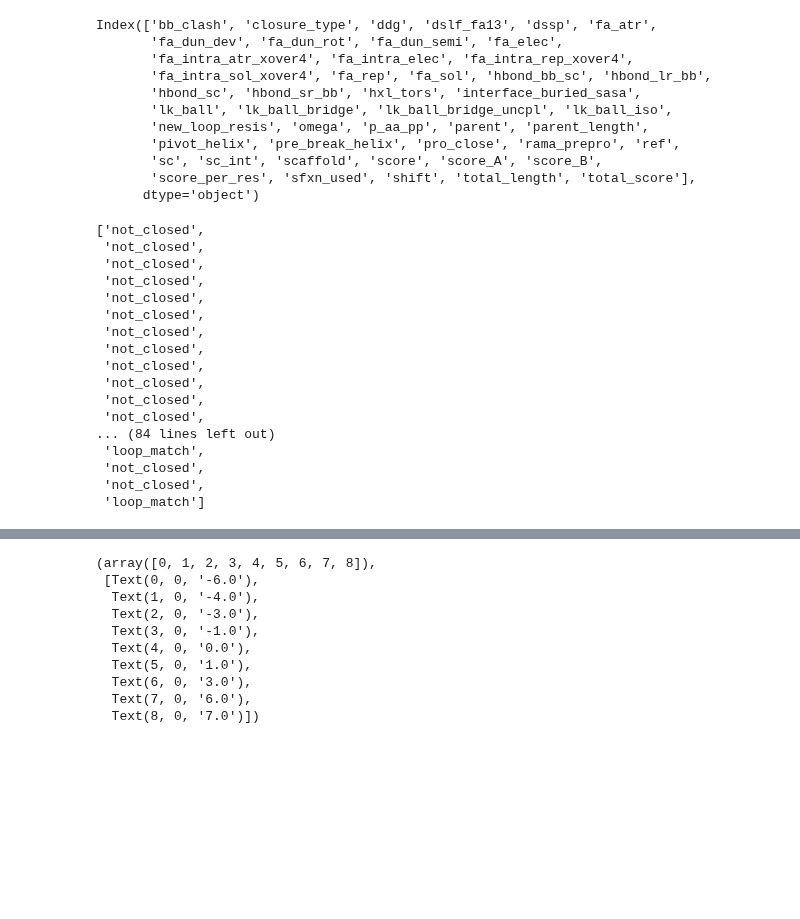
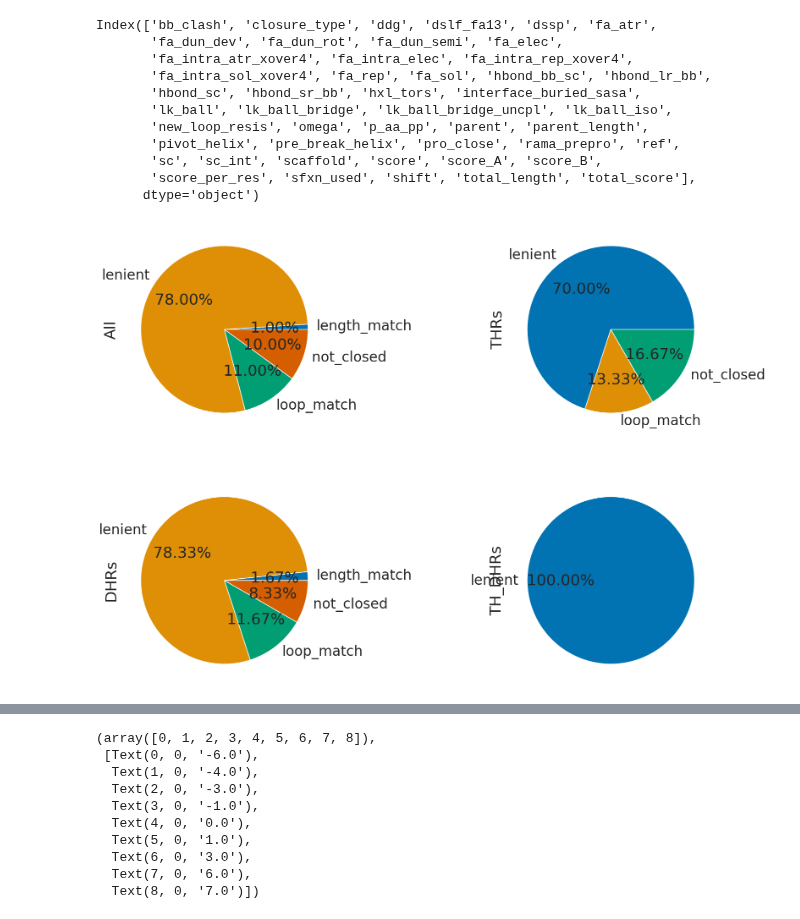
Before and after one commit to proleu/hinges, a Jupyter notebook: 03_enumerate_loops.ipynb, the cells around one changed output, grey strips where cells are left out. Cells and saved outputs as stored; diff of their text form; code cells hidden in the pictures; blank space fills up the shorter version.

```diff
--- a/03_enumerate_loops.ipynb
+++ b/03_enumerate_loops.ipynb
@@ -582,26 +581,30 @@ Index(['bb_clash', 'closure_type', 'ddg', 'dslf_fa13', 'dssp', 'fa_atr',
        'sc', 'sc_int', 'scaffold', 'score', 'score_A', 'score_B',
        'score_per_res', 'sfxn_used', 'shift', 'total_length', 'total_score'],
       dtype='object')
-# %%
-list(scores_df["closure_type"])
-# %% [output]
-['not_closed',
- 'not_closed',
- 'not_closed',
- 'not_closed',
- 'not_closed',
- 'not_closed',
- 'not_closed',
- 'not_closed',
- 'not_closed',
- 'not_closed',
- 'not_closed',
- 'not_closed',
-... (84 lines left out)
- 'loop_match',
- 'not_closed',
- 'not_closed',
- 'loop_match']
+# %%
+thrs = scores_df[scores_df["scaffold"].str.contains("THR")]
+dhrs = scores_df[scores_df["scaffold"].str.match("DHR")]
+th_dhrs = scores_df[scores_df["scaffold"].str.match("TH_DHR")]
+# %%
+sns.set(
+    context="talk",
+    font_scale=2, # make the font larger; default is pretty small
+    style="ticks", # make the background white with black lines
+    palette="colorblind" # a color palette that is colorblind friendly!
+)
+
+fig, ((ax1, ax2), (ax3, ax4)) = plt.subplots(ncols=2, nrows=2, figsize=(30, 20), tight_layout=False)
+scores_df.groupby("closure_type").size().plot(kind="pie", autopct="%1.2f%%", ax=ax1)
+thrs.groupby("closure_type").size().plot(kind="pie", autopct="%1.2f%%", ax=ax2)
+dhrs.groupby("closure_type").size().plot(kind="pie", autopct="%1.2f%%", ax=ax3)
+th_dhrs.groupby("closure_type").size().plot(kind="pie", autopct="%1.2f%%", ax=ax4)
+ax1.set_ylabel("All")
+ax2.set_ylabel("THRs")
+ax3.set_ylabel("DHRs")
+ax4.set_ylabel("TH_DHRs")
+plt.savefig("figs/03_looping_counts_by_scaffold.png")
+# %% [output]
+[figure, added]
 # %%
 scores_df["pivot_helix"] = scores_df["pivot_helix"].astype(float).astype(int)
 scores_df["pre_break_helix"] = scores_df["pre_break_helix"].astype(float).astype(int)
```
Also changed, not shown: parts of 10 cells of this notebook, 1 other file.
